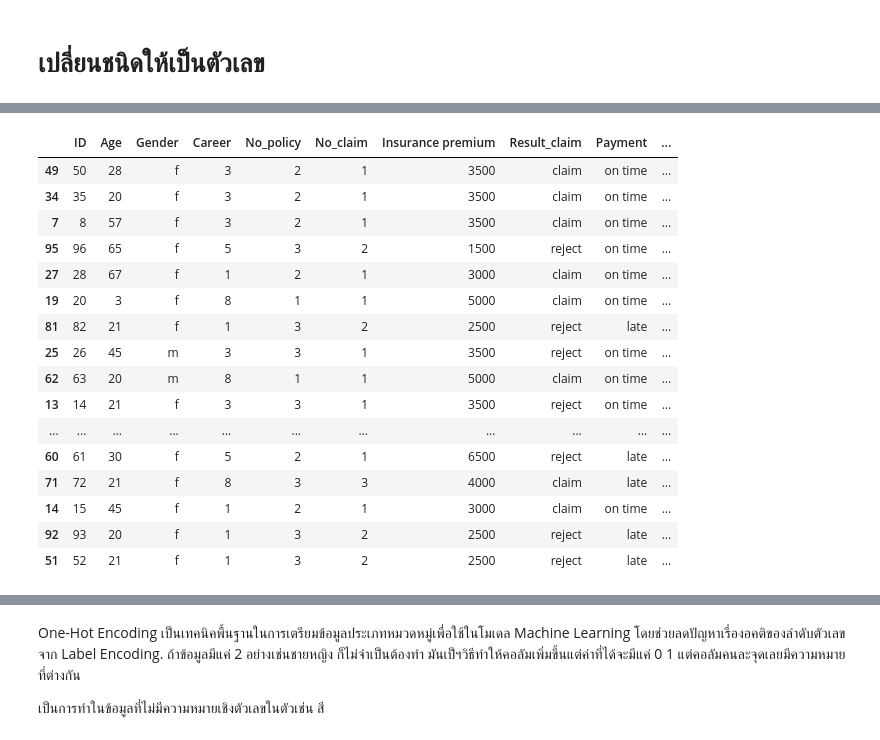
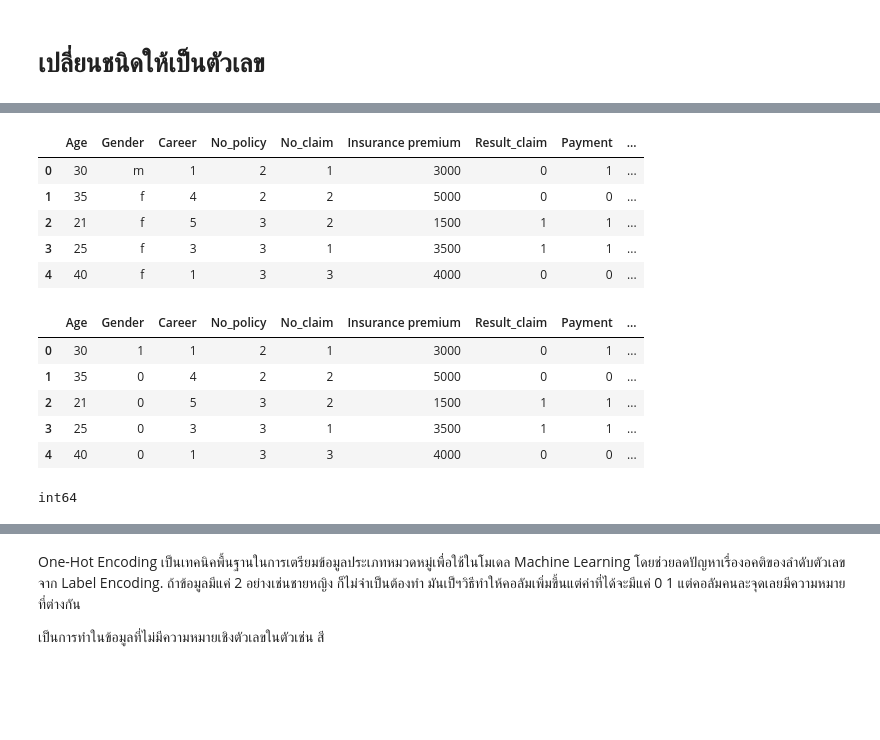
Before and after one commit to Suchada2000/MY-WORK, a Jupyter notebook: Untitled18.ipynb, the cells around one changed output, grey strips where cells are left out. Saved outputs shown, nothing was run; the diff lists cells and outputs as text; code cells hidden in the pictures; blank space fills up the shorter version.

```diff
--- a/Untitled18.ipynb
+++ b/Untitled18.ipynb
@@ -76,21 +32,27 @@ x_train, x_test, y_train, y_test = train_test_split(x, y, test_size = 0.40, rand
-# %%
-
-x_train
-# %% [output]
-|  | ID | Age | Gender | Career | No_policy | No_claim | Insurance premium | Result_claim | Payment | ... |
-| 49 | 50 | 28 | f | 3 | 2 | 1 | 3500 | claim | on time | ... |
-| 34 | 35 | 20 | f | 3 | 2 | 1 | 3500 | claim | on time | ... |
-| 7 | 8 | 57 | f | 3 | 2 | 1 | 3500 | claim | on time | ... |
-| 95 | 96 | 65 | f | 5 | 3 | 2 | 1500 | reject | on time | ... |
-| 27 | 28 | 67 | f | 1 | 2 | 1 | 3000 | claim | on time | ... |
-| 19 | 20 | 3 | f | 8 | 1 | 1 | 5000 | claim | on time | ... |
-| 81 | 82 | 21 | f | 1 | 3 | 2 | 2500 | reject | late | ... |
-| 25 | 26 | 45 | m | 3 | 3 | 1 | 3500 | reject | on time | ... |
-| 62 | 63 | 20 | m | 8 | 1 | 1 | 5000 | claim | on time | ... |
-| 13 | 14 | 21 | f | 3 | 3 | 1 | 3500 | reject | on time | ... |
-| ... | ... | ... | ... | ... | ... | ... | ... | ... | ... | ... |
-| 60 | 61 | 30 | f | 5 | 2 | 1 | 6500 | reject | late | ... |
-| 71 | 72 | 21 | f | 8 | 3 | 3 | 4000 | claim | late | ... |
-| 14 | 15 | 45 | f | 1 | 2 | 1 | 3000 | claim | on time | ... |
-| 92 | 93 | 20 | f | 1 | 3 | 2 | 2500 | reject | late | ... |
-| 51 | 52 | 21 | f | 1 | 3 | 2 | 2500 | reject | late | ... |
+# %%
+#deal with categorical data --> encode them
+
+from sklearn.preprocessing import LabelEncoder
+labelencoder_X = LabelEncoder()
+X.iloc[:, 6] = labelencoder_X.fit_transform(X.iloc[:, 6])
+X.iloc[:, 7] = labelencoder_X.fit_transform(X.iloc[:, 7])
+X.iloc[:, 9] = labelencoder_X.fit_transform(X.iloc[:, 9])
+X.head()
+# %% [output]
+|  | Age | Gender | Career | No_policy | No_claim | Insurance premium | Result_claim | Payment | ... |
+| 0 | 30 | m | 1 | 2 | 1 | 3000 | 0 | 1 | ... |
+| 1 | 35 | f | 4 | 2 | 2 | 5000 | 0 | 0 | ... |
+| 2 | 21 | f | 5 | 3 | 2 | 1500 | 1 | 1 | ... |
+| 3 | 25 | f | 3 | 3 | 1 | 3500 | 1 | 1 | ... |
+| 4 | 40 | f | 1 | 3 | 3 | 4000 | 0 | 0 | ... |
+# %%
+labelencoder_X_2 = LabelEncoder()
+X.iloc[:, 1] = labelencoder_X_2.fit_transform(X.iloc[:, 1]) #applying on Gender
+X.head()
+# %% [output]
+|  | Age | Gender | Career | No_policy | No_claim | Insurance premium | Result_claim | Payment | ... |
+| 0 | 30 | 1 | 1 | 2 | 1 | 3000 | 0 | 1 | ... |
+| 1 | 35 | 0 | 4 | 2 | 2 | 5000 | 0 | 0 | ... |
+| 2 | 21 | 0 | 5 | 3 | 2 | 1500 | 1 | 1 | ... |
+| 3 | 25 | 0 | 3 | 3 | 1 | 3500 | 1 | 1 | ... |
+| 4 | 40 | 0 | 1 | 3 | 3 | 4000 | 0 | 0 | ... |
@@ -96,0 +66,6 @@ x_train
+# %%
+import numpy as np
+
+print(Y_train.dtype)
+# %% [output]
+int64
```
Also changed, not shown: parts of 22 cells of this notebook.
